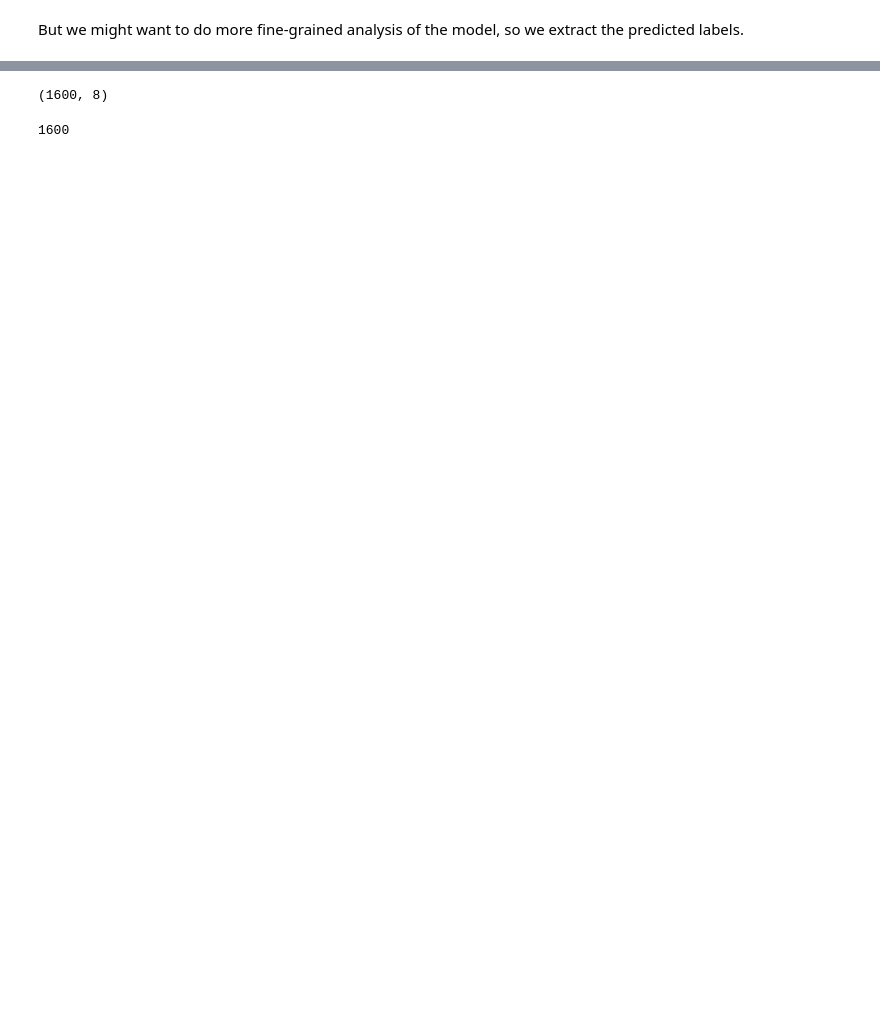
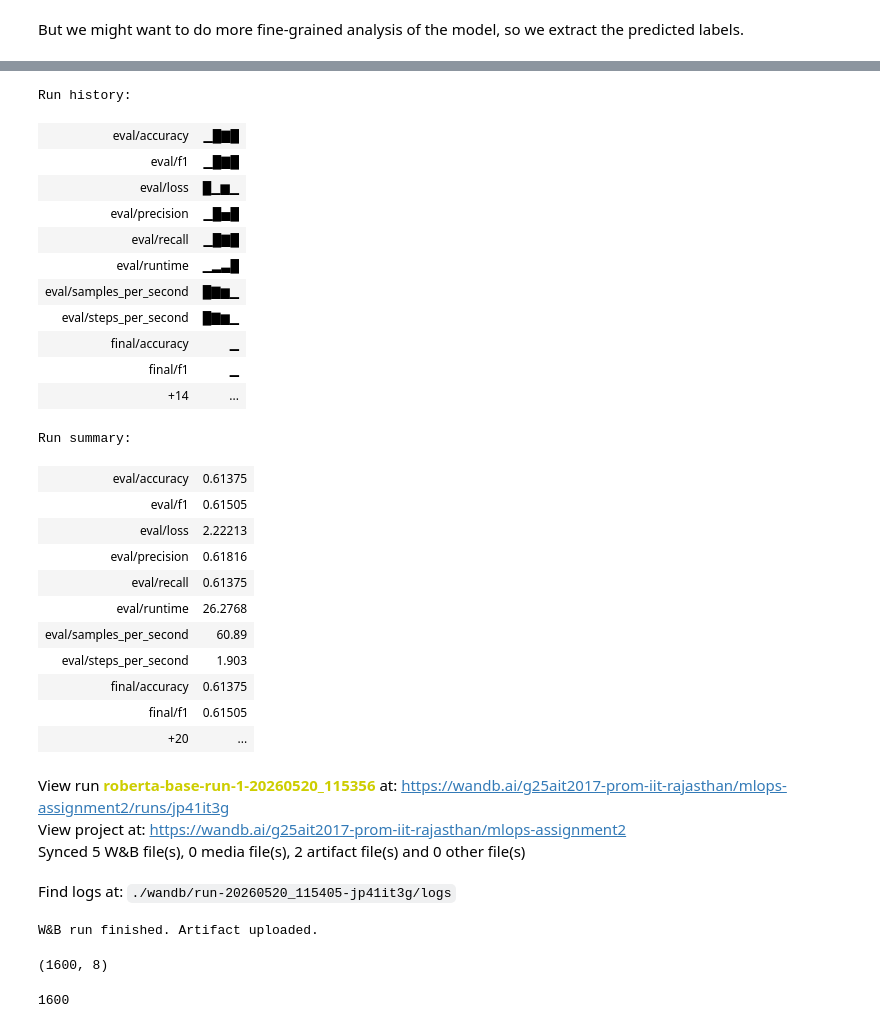
Before and after one commit to anuragvishwakarma02/mlopsassignment, a Jupyter notebook: MLOps_Assignment_2_Fine_Tuning_Classification.ipynb, the cells around one changed output, grey strips where cells are left out. Drawn from its saved outputs; the diff is of its cells as text; code cells hidden in the pictures; blank space fills up the shorter version.

```diff
--- a/MLOps_Assignment_2_Fine_Tuning_Classification.ipynb
+++ b/MLOps_Assignment_2_Fine_Tuning_Classification.ipynb
@@ -528,0 +628,12 @@ trainer.save_model(cached_model_directory_name)
+# %%
+# Push model and tokenizer to Hugging Face Hub
+tokenizer = MODEL_CLS.from_pretrained(model_name)
+
+model.push_to_hub(HF_REPO, token=os.environ["HF_TOKEN"])
+tokenizer.push_to_hub(HF_REPO, token=os.environ["HF_TOKEN"])
+
+hf_url = f"https://huggingface.co/{HF_REPO}"
+print(f"Model pushed to: {hf_url}")
+
+# Log the HF model URL into the W&B run summary
+wandb.run.summary["huggingface_model"] = hf_url
@@ -545,3 +720,7 @@ But we might want to do more fine-grained analysis of the model, so we extract t
 predicted_results = trainer.predict(test_dataset)
 # %% [output]
 [interactive output not drawn]
+# %%
+wandb.finish()
+print("W&B run finished. Artifact uploaded.")
+# %% [output]
@@ -548,3 +728,32 @@ predicted_results = trainer.predict(test_dataset)
+Run history:
+| eval/accuracy | ▁█▇█ |
+| eval/f1 | ▁█▇█ |
+| eval/loss | █▁▆▁ |
+| eval/precision | ▁█▅█ |
+| eval/recall | ▁█▇█ |
+| eval/runtime | ▁▂▃█ |
+| eval/samples_per_second | █▇▆▁ |
+| eval/steps_per_second | █▇▆▁ |
+| final/accuracy | ▁ |
+| final/f1 | ▁ |
+| +14 | ... |
+Run summary:
+| eval/accuracy | 0.61375 |
+| eval/f1 | 0.61505 |
+| eval/loss | 2.22213 |
+| eval/precision | 0.61816 |
+| eval/recall | 0.61375 |
+| eval/runtime | 26.2768 |
+| eval/samples_per_second | 60.89 |
+| eval/steps_per_second | 1.903 |
+| final/accuracy | 0.61375 |
+| final/f1 | 0.61505 |
+| +20 | ... |
+View run roberta-base-run-1-20260520_115356 at: https://wandb.ai/g25ait2017-prom-iit-rajasthan/mlops-assignment2/runs/jp41it3g
+View project at: https://wandb.ai/g25ait2017-prom-iit-rajasthan/mlops-assignment2
+Synced 5 W&B file(s), 0 media file(s), 2 artifact file(s) and 0 other file(s)
+Find logs at: ./wandb/run-20260520_115405-jp41it3g/logs
+W&B run finished. Artifact uploaded.
 # %%
 predicted_results.predictions.shape
 # %% [output]
```
Also changed, not shown: parts of 59 cells of this notebook.
